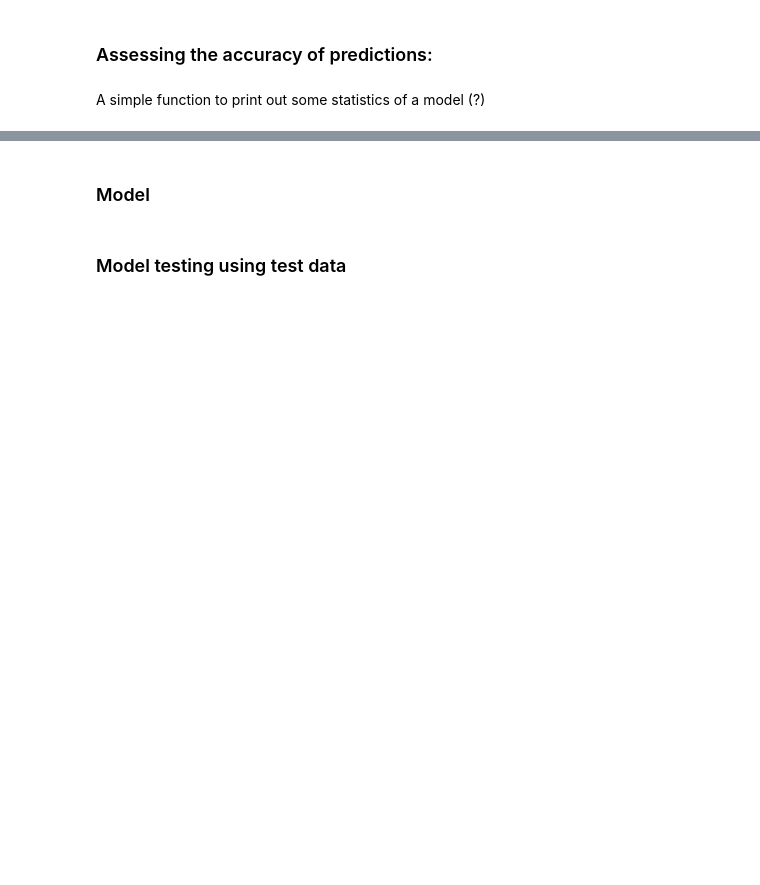
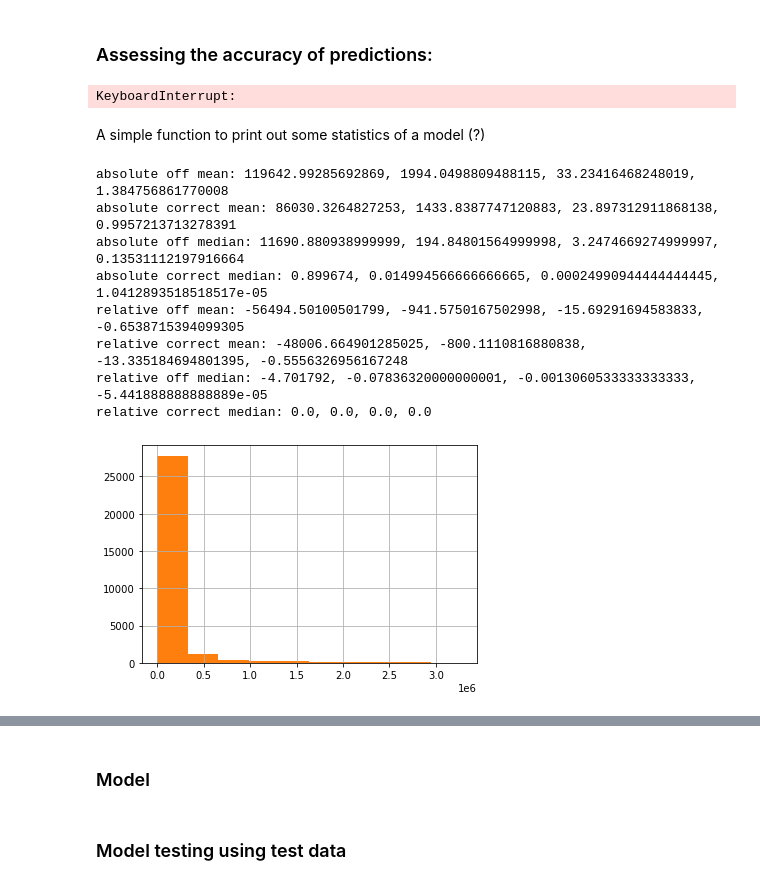
Before and after one commit to erenaydoslu/process-minning, a Jupyter notebook: Miner.ipynb, the cells around one changed output, grey strips where cells are left out. Cells and saved outputs as stored; diff of their text form; code cells hidden in the pictures; blank space fills up the shorter version.

```diff
--- a/Miner.ipynb
+++ b/Miner.ipynb
@@ -206,4 +210,7 @@ df_train, df_validation, df_test = pd.read_csv('Datasets/trainExample.csv'), pd.
 # %%
+def fix_time(time):
+    return (datetime.datetime.fromisoformat(time))
+
 def load_dataset_csv(file_name : str, file_attribute_name : str) -> list:
     '''Loading the two datasets. So far we'll only be using the BPI.csv one
     This also parses the date column'''
@@ -212,9 +219,6 @@ def load_dataset_csv(file_name : str, file_attribute_name : str) -> list:
     df['time:timestamp'] = df['time:timestamp'].apply(fix_time)
     df_attr = pd.read_csv(file_attribute_name)
     return (df, df_attr)
-
-#Do we even need this now? def load_data is there above and they don't seen to be too different
-#I'm leaving this one so far - better not to erase in doubt
 # %% [markdown]
 Preparatory work:
 # %%
@@ -262,7 +266,7 @@ def compute_time_difference(baseline_df : pd.DataFrame):
 def preprocessing(df, data2012=True, data2017=False):
     '''runs the above 3 functions'''
 
-    df = changing_columns_names(df, data2012, data2017)
+    #df = changing_columns_names(df, data2012, data2017)
     df = erasing_noncomplete(df, data2012, data2017)
     df = compute_time_difference(df)
 
@@ -464,8 +519,9 @@ baseline_f
 ### Assessing the accuracy of predictions:
 # %%
 #Testing the Baseline
+
 testingBaseline_df, testingBaseline_df_attr = load_data(BPI = 'Datasets/BPI_2012.csv', BPI_attr = 'Datasets/BPI_attr_2012.csv', data2012 = True)
-testingBaseline_df, testingBaseline_df_attr = preprocessing(testingBaseline_df), preprocessing(testingBaseline_df_attr)
+testingBaseline_df = preprocessing(testingBaseline_df)
 
 #Couldn't you re-use the data_split function here, Sven?
 #Also, tqdm iterates exactly over 13087 rows here, why is it so? Won't this be incompatible with non-2012 data?
@@ -515,6 +571,8 @@ testingBaseline_df_train.to_csv('BPI_2012_train', index=False)
 testingBaseline_df_validation.to_csv('BPI_2012_validation')
 
 testingBaseline_df_test.to_csv('BPI_2012_test', index=False)
+# %% [output]
+KeyboardInterrupt:
 # %% [markdown]
 A simple function to print out some statistics of a model (?)
 # %%
@@ -579,30 +637,49 @@ def apply_function(var):
 
 testingBaseline_df_test['correct'] = testingBaseline_df_test[['predicted', 'shifted_actual', 'case_id', 'shifted_case_id']].apply(apply_function, axis=1)
 testingBaseline_df_test = testingBaseline_df_test.drop(['shifted_actual', 'shifted_case_id'], axis=1)
 
 def prediction(prev):
     return baseline_all_expected_events[1][prev]
 
 testingBaseline_df_test['time:between_predicted'] = testingBaseline_df_test['concept:name'].apply(prediction)
 
 #create column with absolute difference between predicted time and actual time
 def time_difference(var):
     return abs((var[0] - var[1]).total_seconds())
 
 def time_difference_if_correct(var):
     if var[0]:
         return abs((var[1] - var[2]).total_seconds())
     else:
         return 0
 
 testingBaseline_df_test['time:absolute_prediction_off'] = testingBaseline_df_test[['time:time_between', 'time:between_predicted']].apply(time_difference, axis=1)
 testingBaseline_df_test['time:absolute_prediction_correct'] = testingBaseline_df_test[['correct', 'time:time_between', 'time:between_predicted']].apply(time_difference_if_correct, axis=1)
 
+#create column with relative difference between predicted time and actual time
+def time_difference(var):
+    return (var[0] - var[1]).total_seconds()
+
+def time_difference_if_correct(var):
+    if var[0]:
+        return (var[1] - var[2]).total_seconds()
+    else:
+        return 0
 
 testingBaseline_df_test['time:relative_prediction_off'] = testingBaseline_df_test[['time:time_between', 'time:between_predicted']].apply(time_difference, axis=1)
 testingBaseline_df_test['time:relative_prediction_correct'] = testingBaseline_df_test[['correct', 'time:time_between', 'time:between_predicted']].apply(time_difference_if_correct, axis=1)
 
 
 #Changed the code below to this to clean up the notebook. For refernce/troubleshooting, below code is markdowned, not erased
 for element in [(False, 'mean'), (False, 'median'), (True, 'mean'), (True, 'median')]:
     timely_statistics(testingBaseline_df_test, relative=element[0], statistic=element[1])
+# %% [output]
+absolute off mean: 119642.99285692869, 1994.0498809488115, 33.23416468248019, 1.384756861770008
+absolute correct mean: 86030.3264827253, 1433.8387747120883, 23.897312911868138, 0.9957213713278391
+absolute off median: 11690.880938999999, 194.84801564999998, 3.2474669274999997, 0.13531112197916664
+absolute correct median: 0.899674, 0.014994566666666665, 0.00024990944444444445, 1.0412893518518517e-05
+relative off mean: -56494.50100501799, -941.5750167502998, -15.69291694583833, -0.6538715394099305
+relative correct mean: -48006.664901285025, -800.1110816880838, -13.335184694801395, -0.5556326956167248
+relative off median: -4.701792, -0.07836320000000001, -0.0013060533333333333, -5.441888888888889e-05
+relative correct median: 0.0, 0.0, 0.0, 0.0
+[figure, added]
```
Also changed, not shown: parts of 12 cells of this notebook.
